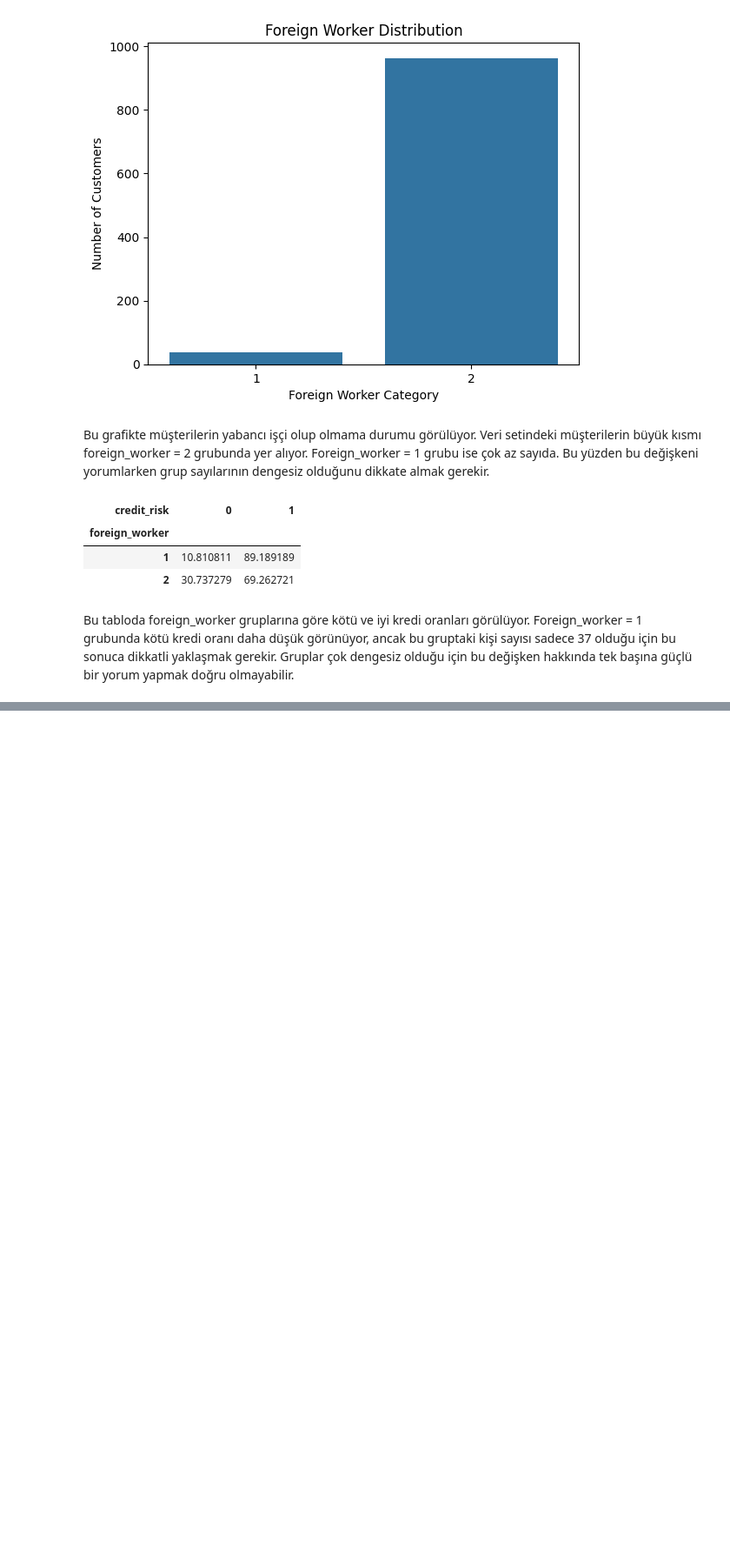
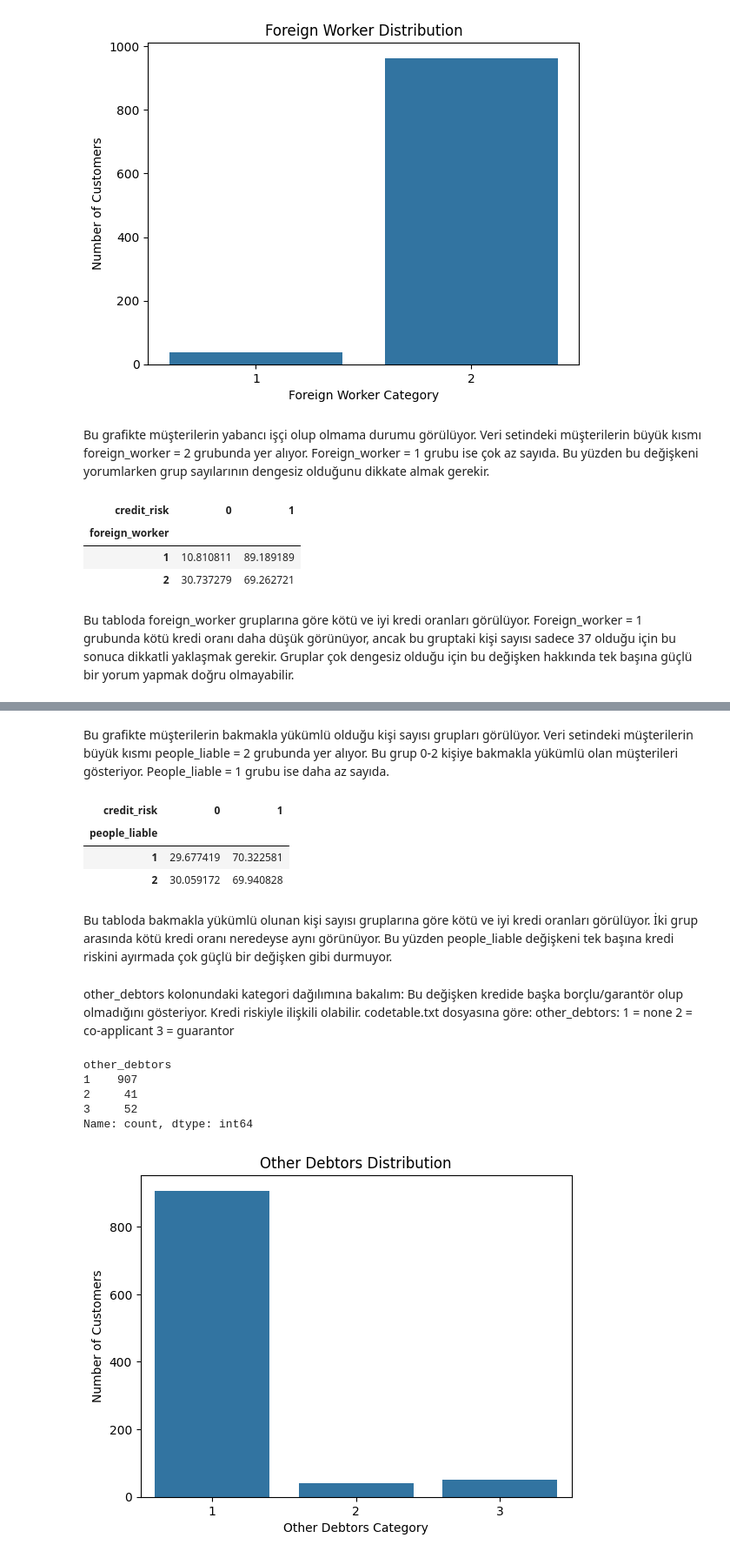
Before and after one commit to Esr1903/credit-risk-scoring-system, a Jupyter notebook: notebooks/02_veri_kesfi_ve_grafikler.ipynb, the cells around one changed output, grey strips where cells are left out. Shown at 87% size. Saved outputs shown, nothing was run; the diff lists cells and outputs as text; code cells hidden in the pictures; blank space fills up the shorter version.

```diff
--- a/notebooks/02_veri_kesfi_ve_grafikler.ipynb
+++ b/notebooks/02_veri_kesfi_ve_grafikler.ipynb
@@ -638,0 +661,36 @@ Bu tabloda foreign_worker gruplarına göre kötü ve iyi kredi oranları görü
+# %% [markdown]
+Bu grafikte müşterilerin bakmakla yükümlü olduğu kişi sayısı grupları görülüyor. Veri setindeki müşterilerin büyük kısmı people_liable = 2 grubunda yer alıyor. Bu grup 0-2 kişiye bakmakla yükümlü olan müşterileri gösteriyor. People_liable = 1 grubu ise daha az sayıda.
+# %%
+people_liable_risk_table = pd.crosstab(df["people_liable"], df["credit_risk"], normalize="index") * 100
+people_liable_risk_table
+# %% [output]
+| credit_risk | 0 | 1 |
+| people_liable |  |  |
+| 1 | 29.677419 | 70.322581 |
+| 2 | 30.059172 | 69.940828 |
+# %% [markdown]
+Bu tabloda bakmakla yükümlü olunan kişi sayısı gruplarına göre kötü ve iyi kredi oranları görülüyor. İki grup arasında kötü kredi oranı neredeyse aynı görünüyor. Bu yüzden people_liable değişkeni tek başına kredi riskini ayırmada çok güçlü bir değişken gibi durmuyor.
+# %% [markdown]
+other_debtors kolonundaki kategori dağılımına bakalım:
+Bu değişken kredide başka borçlu/garantör olup olmadığını gösteriyor. Kredi riskiyle ilişkili olabilir.
+codetable.txt dosyasına göre:
+other_debtors:
+1 = none
+2 = co-applicant
+3 = guarantor
+# %%
+df["other_debtors"].value_counts().sort_index()
+# %% [output]
+other_debtors
+1    907
+2     41
+3     52
+Name: count, dtype: int64
+# %%
+sns.countplot(data=df, x="other_debtors")
+plt.title("Other Debtors Distribution")
+plt.xlabel("Other Debtors Category")
+plt.ylabel("Number of Customers")
+plt.show()
+# %% [output]
+[figure, added]
```
Also changed, not shown: parts of 12 cells of this notebook.
